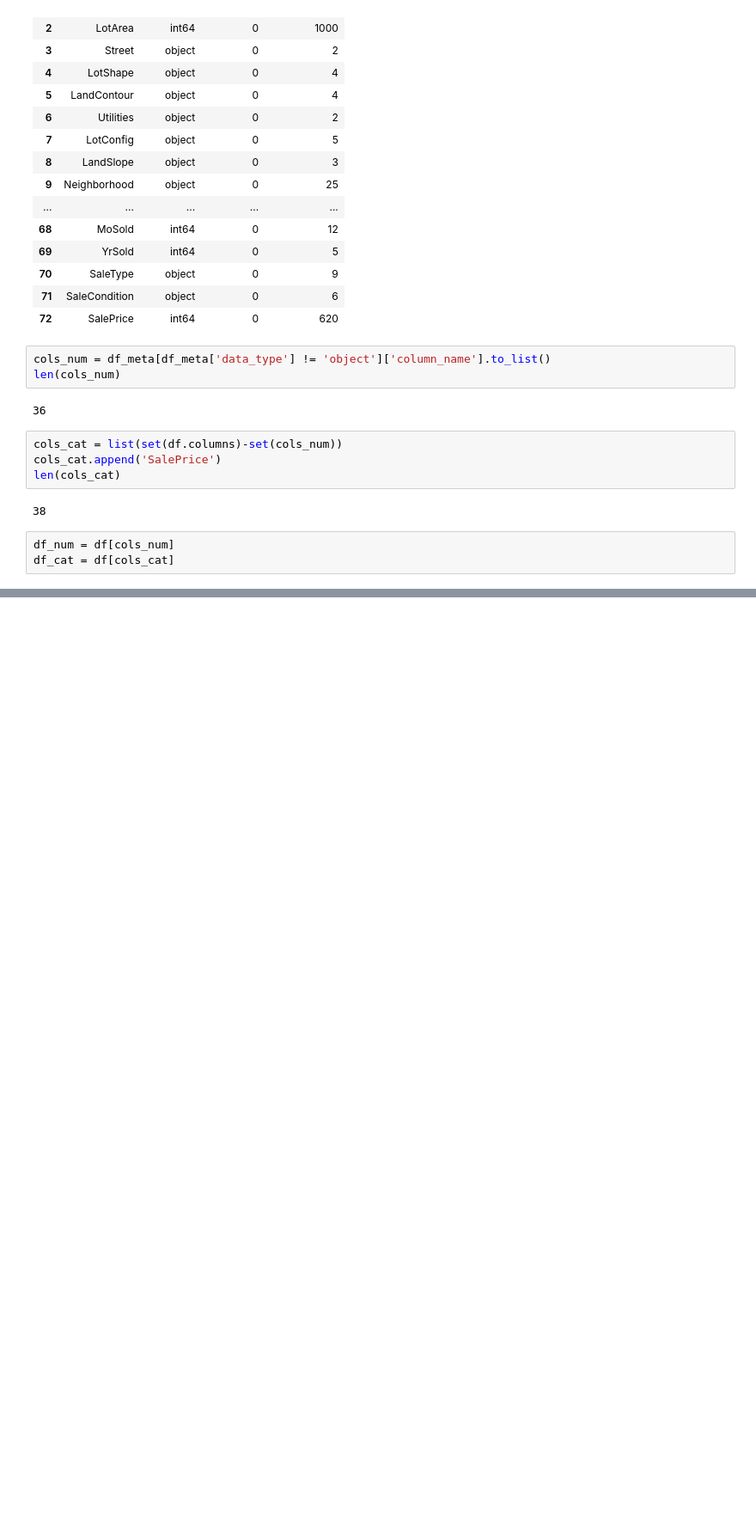
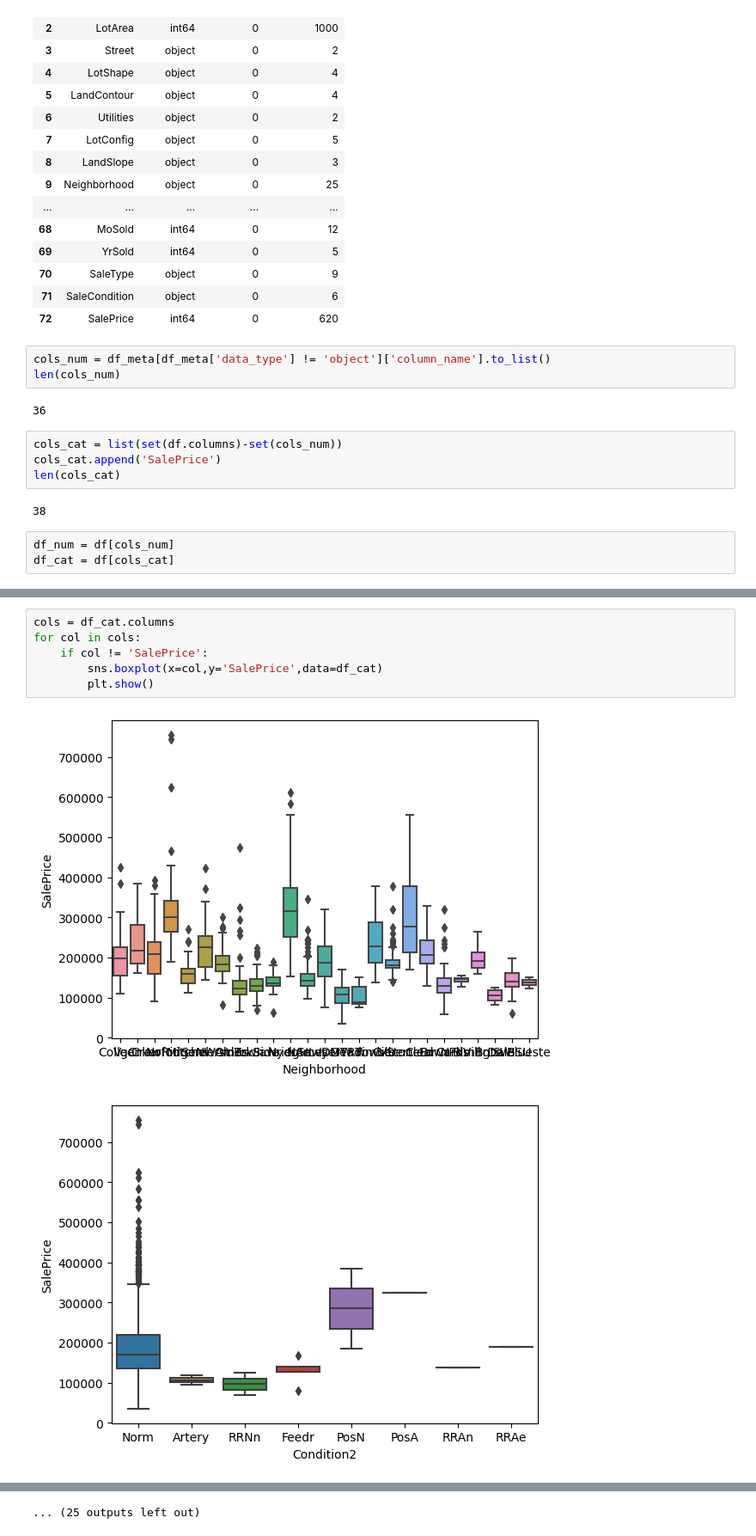
Before and after one commit to ABhatta92/HousePricingRegression, a Jupyter notebook: AbhiroopBhattacharya_HousingPriceRegression.ipynb, the cells around one changed output, grey strips where cells are left out. Shown at 86% size. Saved outputs shown, nothing was run; the diff lists cells and outputs as text; blank space fills up the shorter version.

```diff
--- a/AbhiroopBhattacharya_HousingPriceRegression.ipynb
+++ b/AbhiroopBhattacharya_HousingPriceRegression.ipynb
@@ -262,0 +269,9 @@ df_cat = df[cols_cat]
+# %%
+cols = df_cat.columns
+for col in cols:
+    if col != 'SalePrice':
+        sns.boxplot(x=col,y='SalePrice',data=df_cat)
+        plt.show()
+# %% [output]
+[figure, added]
+[figure, added]
@@ -262,0 +288 @@ df_cat = df[cols_cat]
+... (25 outputs left out)
```
Also changed, not shown: parts of 14 cells of this notebook.
